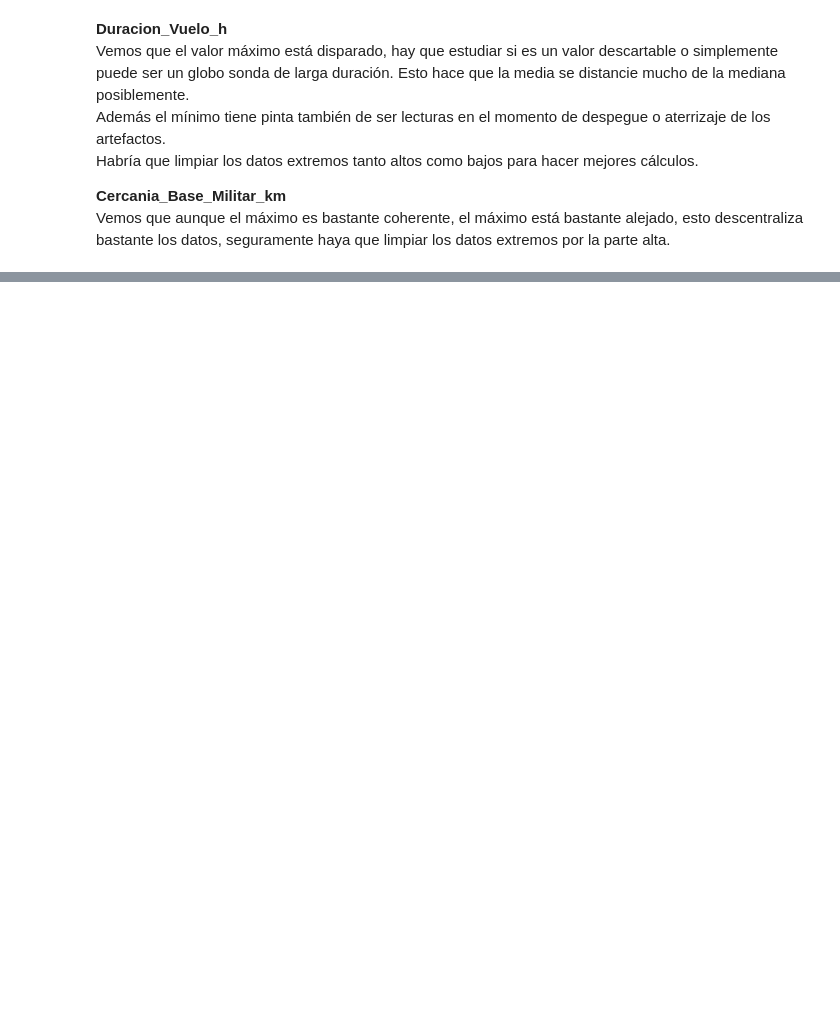
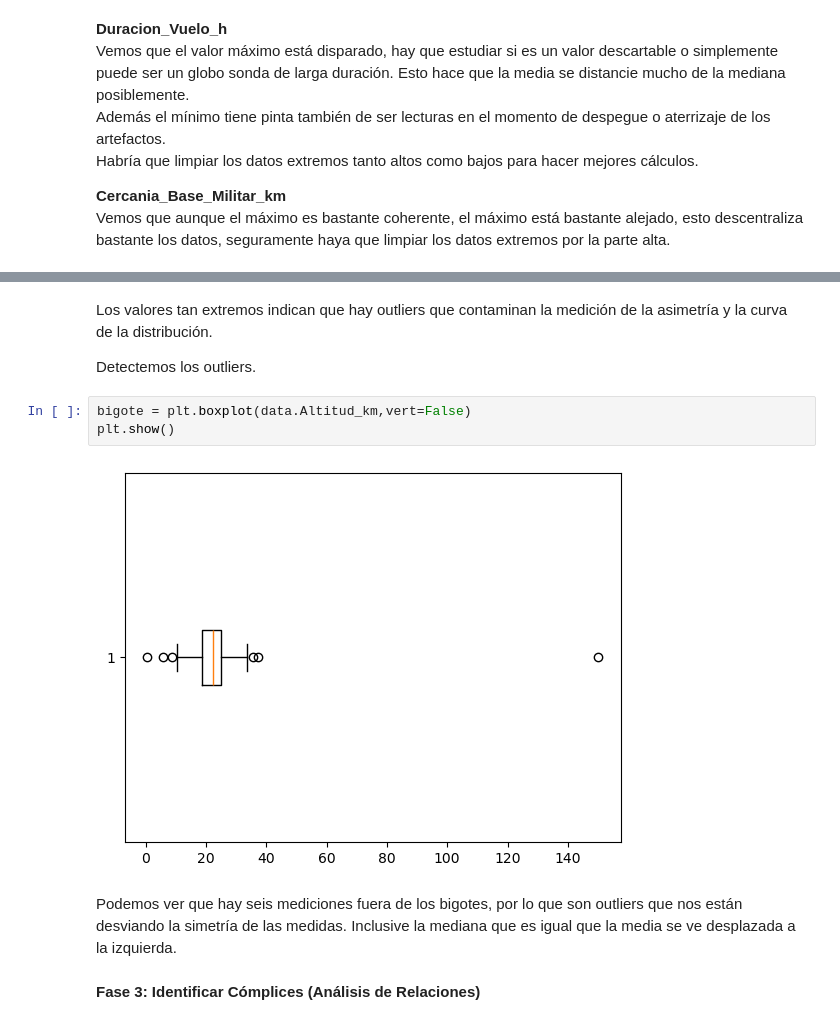
Before and after one commit to PeponeDLG/python_curso, a Jupyter notebook: Analisis/Bloque 4/Practica4.1/practica4.1_2.ipynb, the cells around one changed output, grey strips where cells are left out. Cells and saved outputs as stored; diff of their text form; blank space fills up the shorter version.

Commit message:
Análisisi practica 4.1

```diff
--- a/Analisis/Bloque 4/Practica4.1/practica4.1_2.ipynb
+++ b/Analisis/Bloque 4/Practica4.1/practica4.1_2.ipynb
@@ -192,0 +200,13 @@ sns.heatmap(correlacion,annot=True,cmap="coolwarm",linewidths=0.5)
+# %% [markdown]
+Los valores tan extremos indican que hay outliers que contaminan la medición de la asimetría y la curva de la distribución.
+
+Detectemos los outliers.
+# %%
+bigote = plt.boxplot(data.Altitud_km,vert=False)
+plt.show()
+# %% [output]
+[figure, added]
+# %% [markdown]
+Podemos ver que hay seis mediciones fuera de los bigotes, por lo que son outliers que nos están desviando la simetría de las medidas. Inclusive la mediana que es igual que la media se ve desplazada a la izquierda.
+# %% [markdown]
+**Fase 3: Identificar Cómplices (Análisis de Relaciones)**
```
Also changed, not shown: parts of 10 cells of this notebook.
